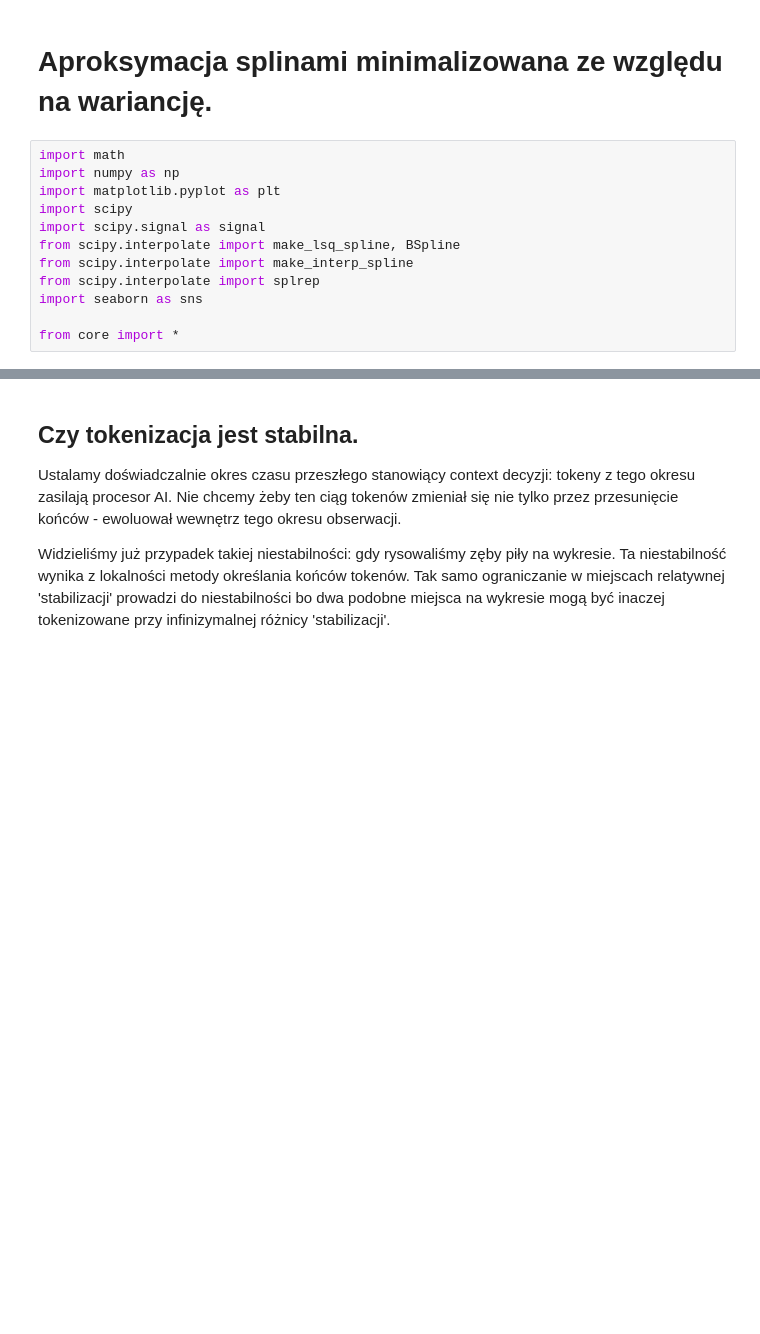
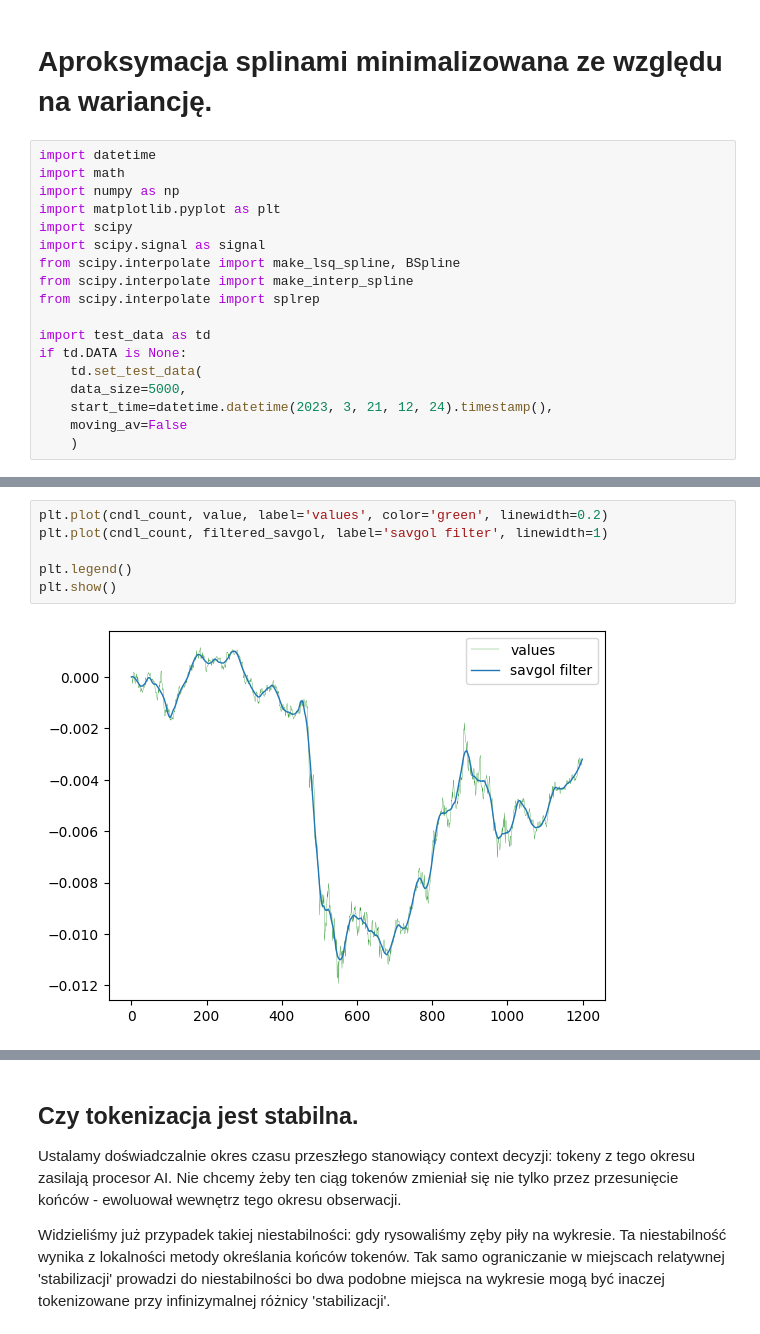
Before and after one commit to stefanzarembinski/szx81, a Jupyter notebook: src/parser_splitlines.ipynb, the cells around one changed output, grey strips where cells are left out. Drawn from its saved outputs; the diff is of its cells as text; blank space fills up the shorter version.

```diff
--- a/src/parser_splitlines.ipynb
+++ b/src/parser_splitlines.ipynb
@@ -1,6 +1,7 @@
 # %% [markdown]
 # Aproksymacja splinami minimalizowana ze względu na wariancję.
 # %%
+import datetime
 import math
 import numpy as np
 import matplotlib.pyplot as plt
@@ -9,6 +10,11 @@ import scipy.signal as signal
 from scipy.interpolate import make_lsq_spline, BSpline
 from scipy.interpolate import make_interp_spline
 from scipy.interpolate import splrep
-import seaborn as sns
 
-from core import *
+import test_data as td
+if td.DATA is None:
+    td.set_test_data(
+    data_size=5000,
+    start_time=datetime.datetime(2023, 3, 21, 12, 24).timestamp(),
+    moving_av=False
+    )
@@ -70,3 +47,11 @@ plt.show()
+# %%
+plt.plot(cndl_count, value, label='values', color='green', linewidth=0.2)
+plt.plot(cndl_count, filtered_savgol, label='savgol filter', linewidth=1)
+
+plt.legend()
+plt.show()
+# %% [output]
+[figure, added]
 # %%
 
 def power_spectrum(values, freq=0, filter=False):
```
Also changed, not shown: parts of 10 cells of this notebook, 3 other files.
